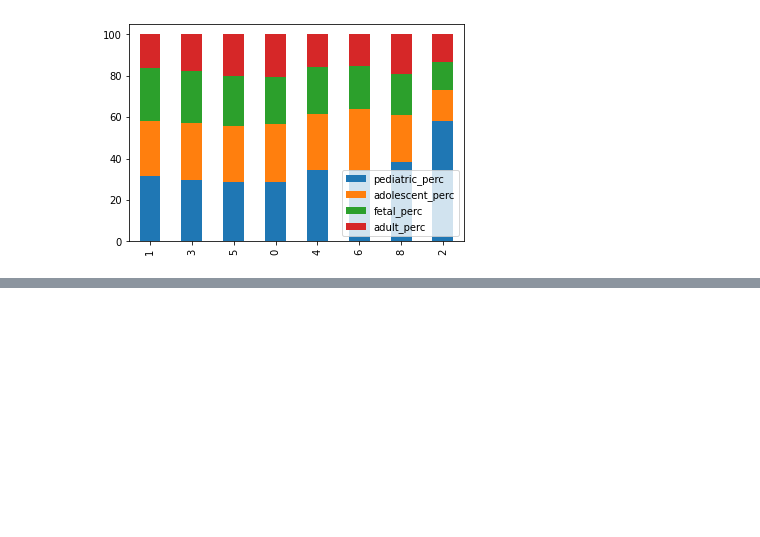
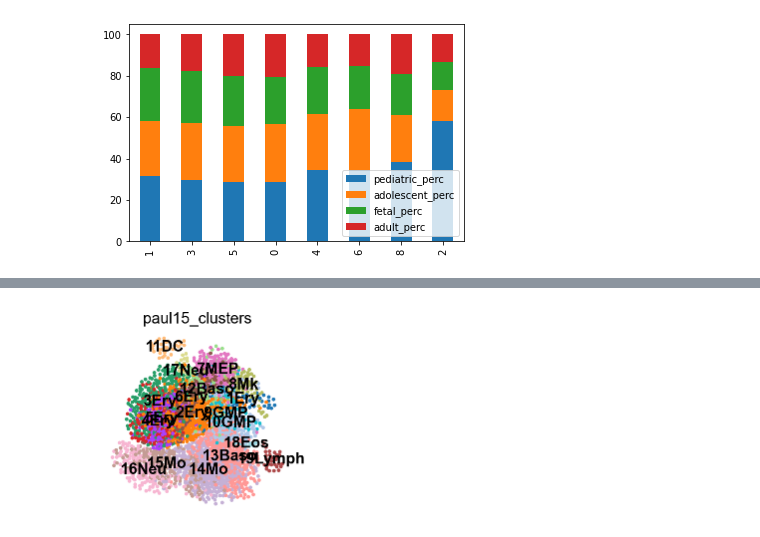
Before and after one commit to SBurwash/CRCHUM, a Jupyter notebook: Moein_project/main.ipynb, the cells around one changed output, grey strips where cells are left out. Drawn from its saved outputs; the diff is of its cells as text; code cells hidden in the pictures; blank space fills up the shorter version.

```diff
--- a/Moein_project/main.ipynb
+++ b/Moein_project/main.ipynb
@@ -224,0 +248,5 @@ df
+# %%
+sc.settings.verbosity = 3  # verbosity: errors (0), warnings (1), info (2), hints (3)
+sc.logging.print_versions()
+results_file = './write/paul15.h5ad'
+sc.settings.set_figure_params(dpi=80, frameon=False, figsize=(3, 3), facecolor='white')  # low dpi (dots per inch) yields small inline figures
@@ -224,0 +279,3 @@ df
+# %%
+adata = sc.datasets.paul15()
+adata.obs
@@ -224,0 +329,4 @@ df
+# %%
+sc.pl.draw_graph(adata, color='paul15_clusters', legend_loc='on data')
+# %% [output]
+[figure, added]
```
Also changed, not shown: parts of 11 cells of this notebook, 2 other files.
